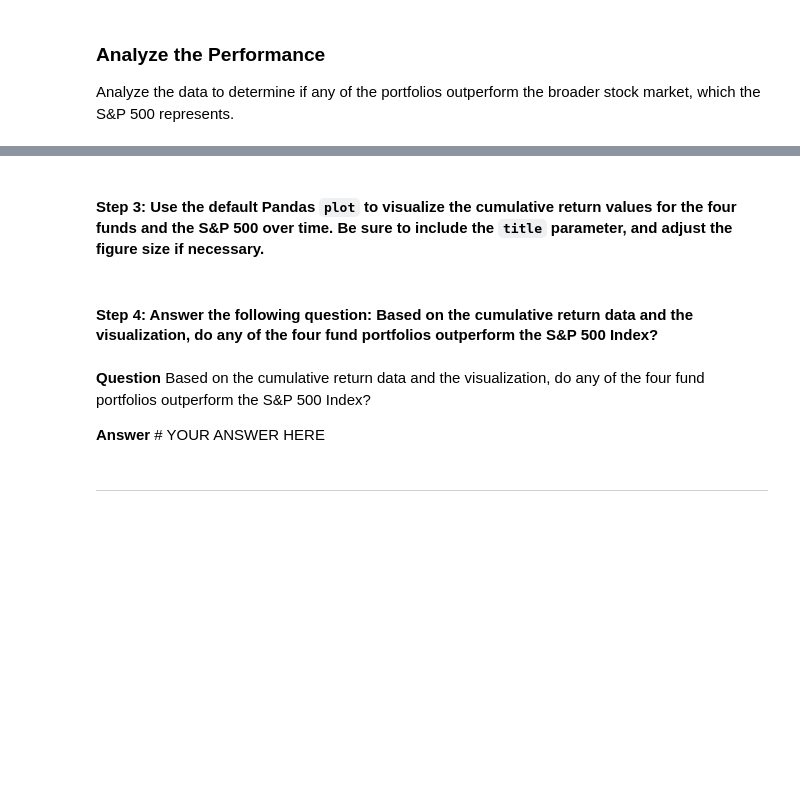
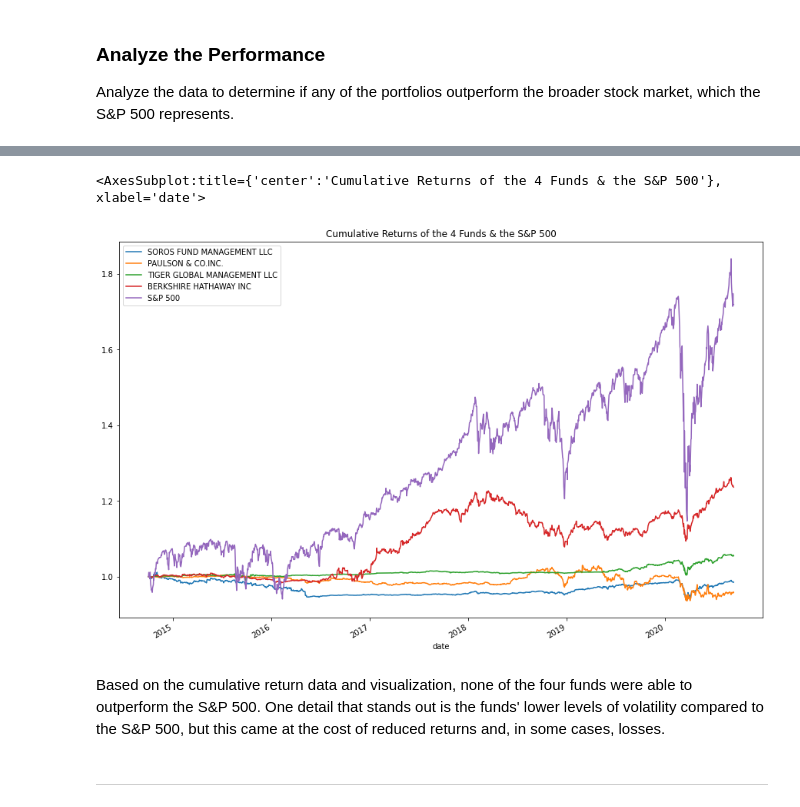
Before and after one commit to MajidKouki/c4-risk-return-analysis, a Jupyter notebook: risk_return_analysis.ipynb, the cells around one changed output, grey strips where cells are left out. Cells and saved outputs as stored; diff of their text form; code cells hidden in the pictures; blank space fills up the shorter version.

```diff
--- a/risk_return_analysis.ipynb
+++ b/risk_return_analysis.ipynb
@@ -154,0 +143,6 @@ Analyze the data to determine if any of the portfolios outperform the broader st
+# %%
+# Plot the cumulative returns of the 4 funds and the S&P 500
+whale_navs_cumulative_returns = (1 + whale_navs_daily_returns).cumprod()
+
+# Use .tail() to verify data
+whale_navs_cumulative_returns
@@ -155,6 +164,6 @@ Analyze the data to determine if any of the portfolios outperform the broader st
 # %%
-# Calculate and plot the cumulative returns of the 4 fund portfolios and the S&P 500
-# Review the last 5 rows of the cumulative returns DataFrame
-# YOUR CODE HERE
+# Plot the cumulative returns of the 4 funds and the S&P 500
+whale_navs_cumulative_returns.plot(title="Cumulative Returns of the 4 Funds & the S&P 500", figsize=(15, 10))
+# %% [output]
+<AxesSubplot:title={'center':'Cumulative Returns of the 4 Funds & the S&P 500'}, xlabel='date'>
+[figure, added]
-# %% [markdown]
-#### Step 3: Use the default Pandas `plot` to visualize the cumulative return values for the four funds and the S&P 500 over time. Be sure to include the `title` parameter, and adjust the figure size if necessary.
@@ -165,9 +170,5 @@ Analyze the data to determine if any of the portfolios outperform the broader st
-# %% [markdown]
-#### Step 4: Answer the following question: Based on the cumulative return data and the visualization, do any of the four fund portfolios outperform the S&P 500 Index?
-# %% [markdown]
-**Question** Based on the cumulative return data and the visualization, do any of the four fund portfolios outperform the S&P 500 Index?
-
-**Answer** # YOUR ANSWER HERE
+# %% [markdown]
+Based on the cumulative return data and visualization, none of the four funds were able to outperform the S&P 500. One detail that stands out is the funds' lower levels of volatility compared to the S&P 500, but this came at the cost of reduced returns and, in some cases, losses.
 # %% [markdown]
 ---
 # %% [markdown]
```
Also changed, not shown: parts of 6 cells of this notebook.
